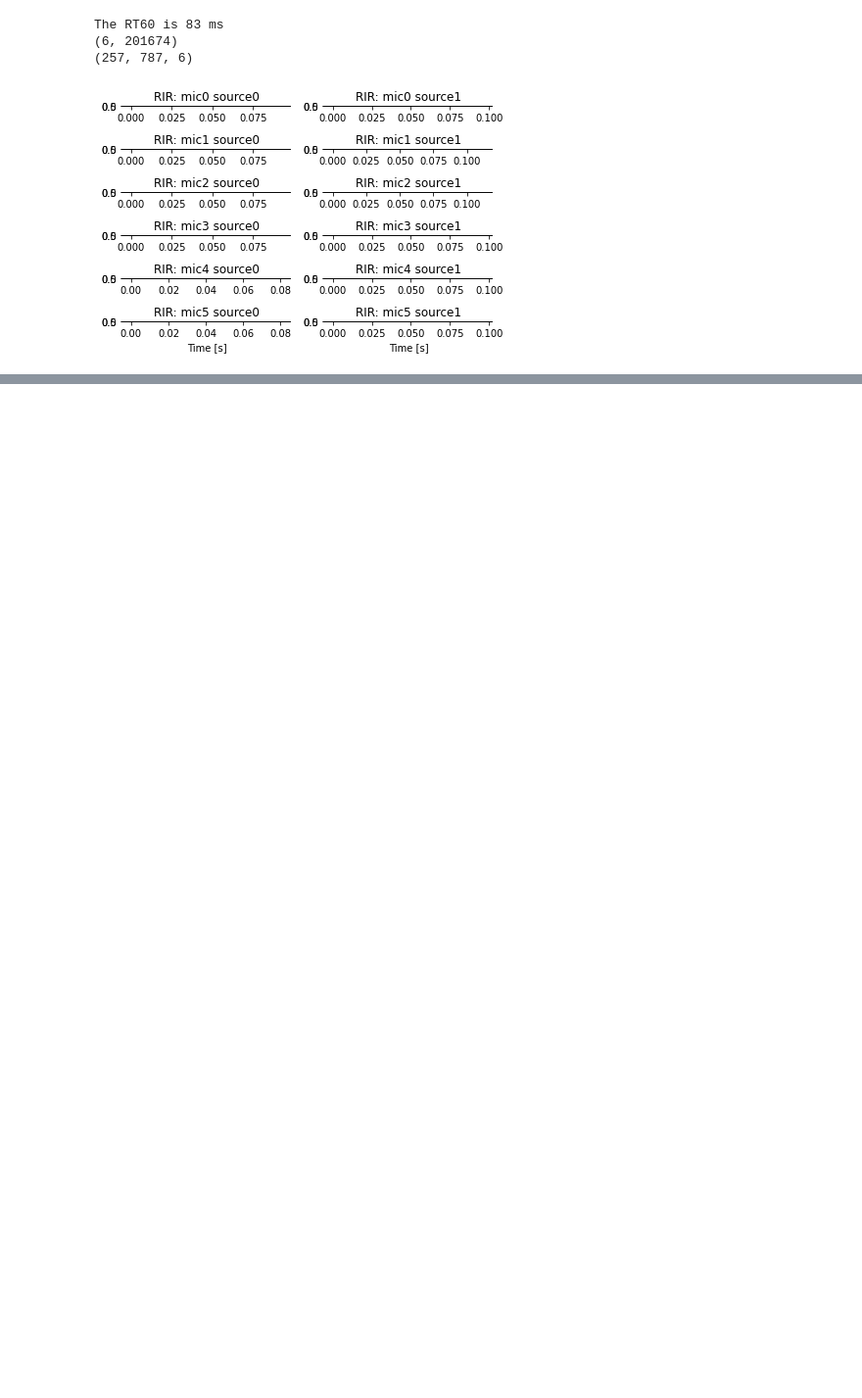
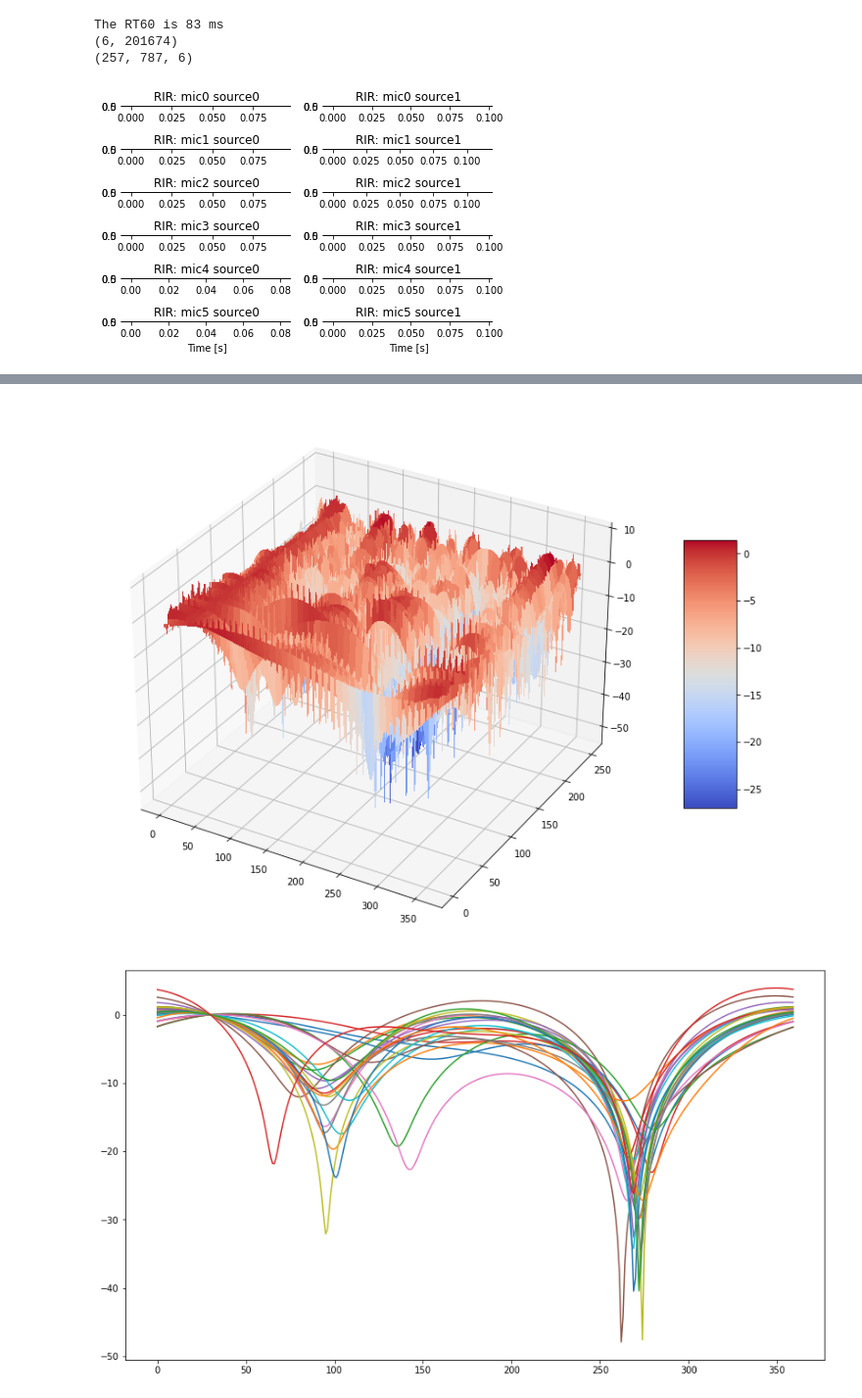
Before and after one commit to wangwei2009/DistantSpeech, a Jupyter notebook: example/mvdr.ipynb, the cells around one changed output, grey strips where cells are left out. Shown at 98% size. Cells and saved outputs as stored; diff of their text form; code cells hidden in the pictures; blank space fills up the shorter version.

```diff
--- a/example/mvdr.ipynb
+++ b/example/mvdr.ipynb
@@ -130,0 +111,48 @@ yout = transform.istft(Yout)
+# %%
+Rvv = np.zeros((half_bin,M,M), dtype=complex)
+Ryy = np.zeros((half_bin,M,M), dtype=complex)
+Rxx = np.zeros((half_bin,M,M), dtype=complex)
+xi = np.zeros((frame_num, half_bin))
+Rvv1 = np.zeros((frame_num, half_bin))
+Rvv_inv = np.zeros((half_bin,M,M), dtype=complex)
+
+p = np.zeros((half_bin, frame_num, ))
+
+# online tdoa-based MVDR beamforming
+channel = M
+noise_estimator = McSpp(nfft=512, channels=channel, mic_array=mic_array)
+noise_estimator.steer_vector = steer_vector
+noise_estimator.mcra.L = 15
+
+alpha_yy = 0.85
+alpha_vv = 0.92
+for n in range(frame_num):
+    y = D[:, n, :] # [F,M]
+    noise_estimator.estimation(y)
+    p[:, n] = noise_estimator.p
+    for k in range(half_bin):
+
+        w[:, k:k+1] = noise_estimator.compute_weight_from_steer_vector(None, None, noise_estimator.Phi_vv_inv[k], k)
+
+        if n == 180:
+            w_n[:, k:k+1] = w[:, k:k+1]
+        Yout[k, n] = w[:, k:k+1].conj().T@y[k, :].T
+
+
+beamformer_obj = beamformer(mic=mic_array, frame_len=512)
+beamout = beamformer_obj.compute_beampattern(mic_array, weights=w_n)
+
+mesh(beamout[:, 2:-2].T)
+
+plt.figure(figsize=(14, 8))
+plt.plot(beamout[:, 8:32])
+plt.show()
+
+pmesh(p)
+
+yout = transform.istft(Yout)
+audiowrite('output_mvdr_online.wav', yout)
+visual(array_data[0], yout)
+# %% [output]
+[figure, added]
+[figure, added]
```
Also changed, not shown: parts of 3 cells of this notebook.
